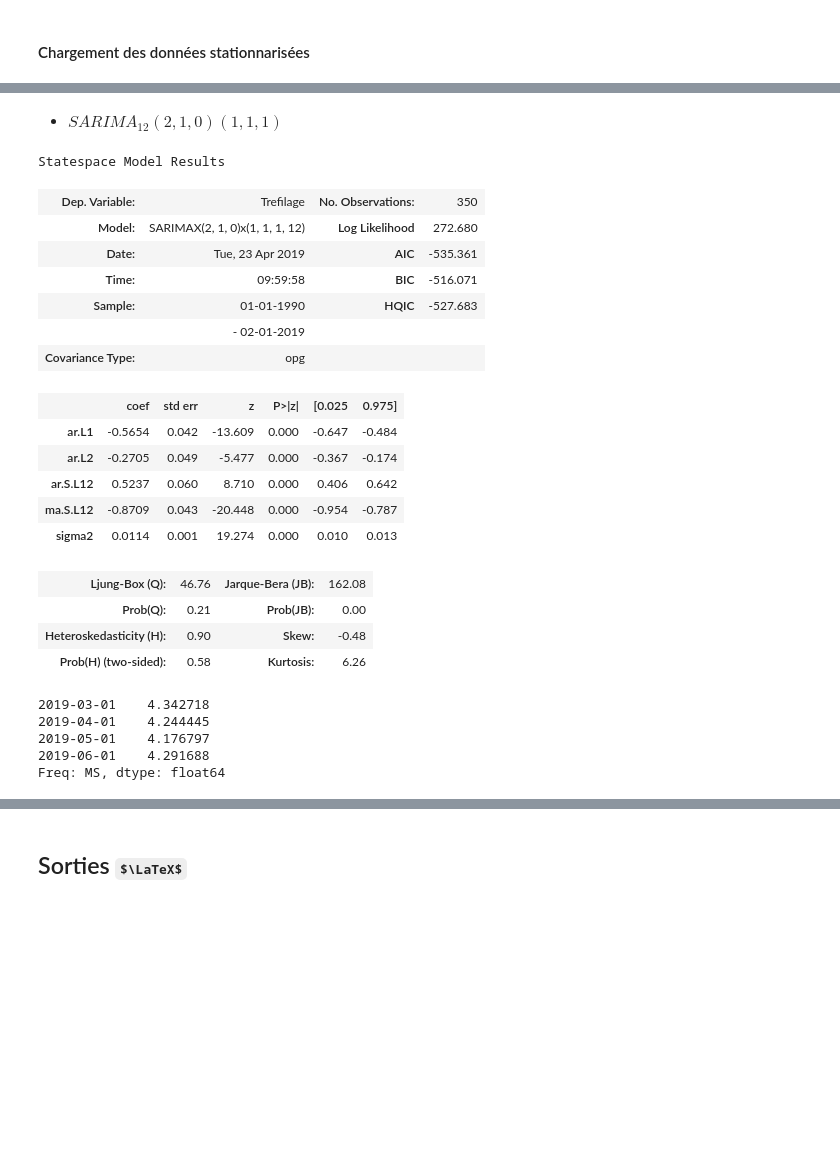
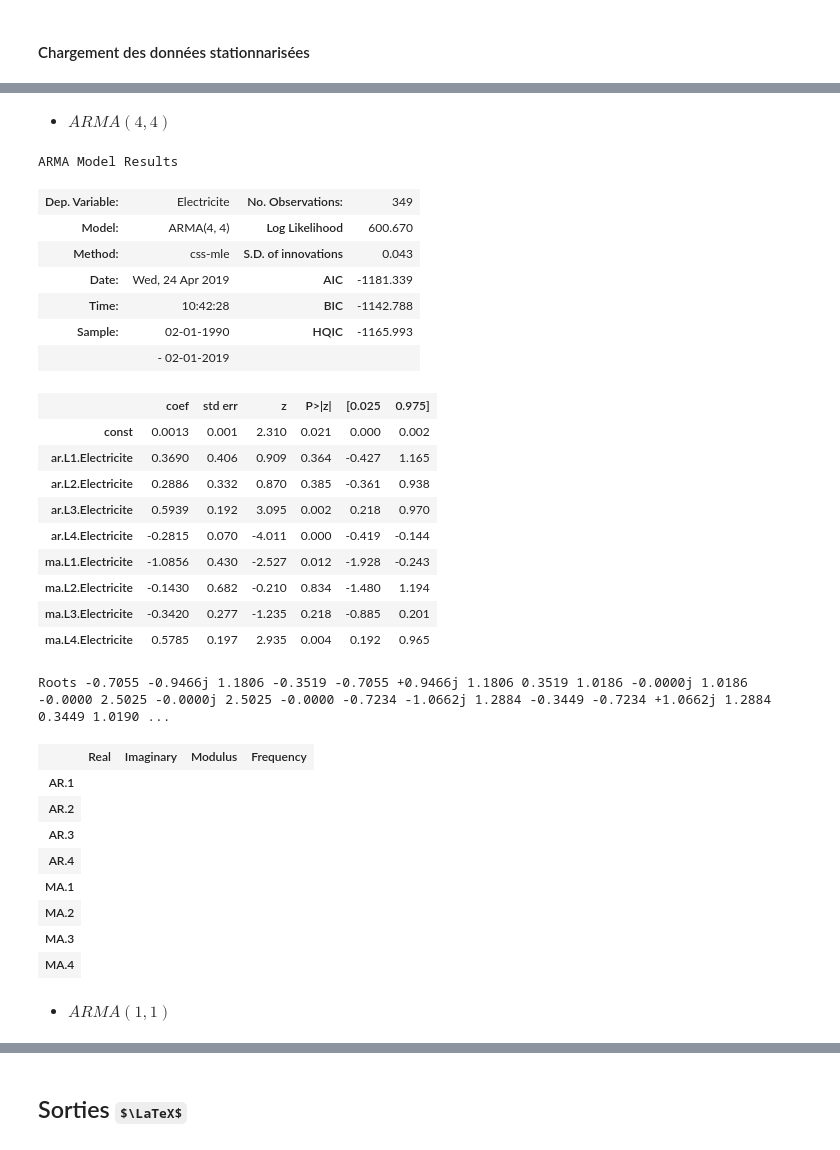
Before and after one commit to DimSum2k20/TimeSeries, a Jupyter notebook: partie2_modeles_arma.ipynb, the cells around one changed output, grey strips where cells are left out. Saved outputs shown, nothing was run; the diff lists cells and outputs as text; code cells hidden in the pictures; some formulas as TeX source; blank space fills up the shorter version.

```diff
--- a/partie2_modeles_arma.ipynb
+++ b/partie2_modeles_arma.ipynb
@@ -161,32 +165,36 @@ sorted(best_bic, key=lambda x:x[0])
+# %% [markdown]
+* $ARMA(4,4)$
+# %%
+arma_model = ARMA(s, order=(4,4)).fit()
+arma_model.summary()
+# %% [output]
+ARMA Model Results
+| Dep. Variable: | Electricite | No. Observations: | 349 |
+| Model: | ARMA(4, 4) | Log Likelihood | 600.670 |
+| Method: | css-mle | S.D. of innovations | 0.043 |
+| Date: | Wed, 24 Apr 2019 | AIC | -1181.339 |
+| Time: | 10:42:28 | BIC | -1142.788 |
+| Sample: | 02-01-1990 | HQIC | -1165.993 |
+|  | - 02-01-2019 |  |  |
+|  | coef | std err | z | P>|z| | [0.025 | 0.975] |
+| const | 0.0013 | 0.001 | 2.310 | 0.021 | 0.000 | 0.002 |
+| ar.L1.Electricite | 0.3690 | 0.406 | 0.909 | 0.364 | -0.427 | 1.165 |
+| ar.L2.Electricite | 0.2886 | 0.332 | 0.870 | 0.385 | -0.361 | 0.938 |
+| ar.L3.Electricite | 0.5939 | 0.192 | 3.095 | 0.002 | 0.218 | 0.970 |
+| ar.L4.Electricite | -0.2815 | 0.070 | -4.011 | 0.000 | -0.419 | -0.144 |
+| ma.L1.Electricite | -1.0856 | 0.430 | -2.527 | 0.012 | -1.928 | -0.243 |
+| ma.L2.Electricite | -0.1430 | 0.682 | -0.210 | 0.834 | -1.480 | 1.194 |
+| ma.L3.Electricite | -0.3420 | 0.277 | -1.235 | 0.218 | -0.885 | 0.201 |
+| ma.L4.Electricite | 0.5785 | 0.197 | 2.935 | 0.004 | 0.192 | 0.965 |
+Roots -0.7055 -0.9466j 1.1806 -0.3519 -0.7055 +0.9466j 1.1806 0.3519 1.0186 -0.0000j 1.0186 -0.0000 2.5025 -0.0000j 2.5025 -0.0000 -0.7234 -1.0662j 1.2884 -0.3449 -0.7234 +1.0662j 1.2884 0.3449 1.0190 ...
+|  | Real | Imaginary | Modulus | Frequency |
+| AR.1 |
+| AR.2 |
+| AR.3 |
+| AR.4 |
+| MA.1 |
+| MA.2 |
+| MA.3 |
+| MA.4 |
 # %% [markdown]
-* $SARIMA_{12}(2,1,0)(1,1,1)$
+* $ARMA(1,1)$
-# %%
-sarima_model = SARIMAX(log_dfT, order=(2,1,0), seasonal_order=(1,1,1,12)).fit()
-sarima_model.summary()
-# %% [output]
-Statespace Model Results
-| Dep. Variable: | Trefilage | No. Observations: | 350 |
-| Model: | SARIMAX(2, 1, 0)x(1, 1, 1, 12) | Log Likelihood | 272.680 |
-| Date: | Tue, 23 Apr 2019 | AIC | -535.361 |
-| Time: | 09:59:58 | BIC | -516.071 |
-| Sample: | 01-01-1990 | HQIC | -527.683 |
-|  | - 02-01-2019 |  |  |
-| Covariance Type: | opg |  |  |
-|  | coef | std err | z | P>|z| | [0.025 | 0.975] |
-| ar.L1 | -0.5654 | 0.042 | -13.609 | 0.000 | -0.647 | -0.484 |
-| ar.L2 | -0.2705 | 0.049 | -5.477 | 0.000 | -0.367 | -0.174 |
-| ar.S.L12 | 0.5237 | 0.060 | 8.710 | 0.000 | 0.406 | 0.642 |
-| ma.S.L12 | -0.8709 | 0.043 | -20.448 | 0.000 | -0.954 | -0.787 |
-| sigma2 | 0.0114 | 0.001 | 19.274 | 0.000 | 0.010 | 0.013 |
-| Ljung-Box (Q): | 46.76 | Jarque-Bera (JB): | 162.08 |
-| Prob(Q): | 0.21 | Prob(JB): | 0.00 |
-| Heteroskedasticity (H): | 0.90 | Skew: | -0.48 |
-| Prob(H) (two-sided): | 0.58 | Kurtosis: | 6.26 |
-# %%
-sarima_model.forecast(4) -
-# %% [output]
-2019-03-01    4.342718
-2019-04-01    4.244445
-2019-05-01    4.176797
-2019-06-01    4.291688
-Freq: MS, dtype: float64
```
Also changed, not shown: parts of 46 cells of this notebook, 1 other file.
